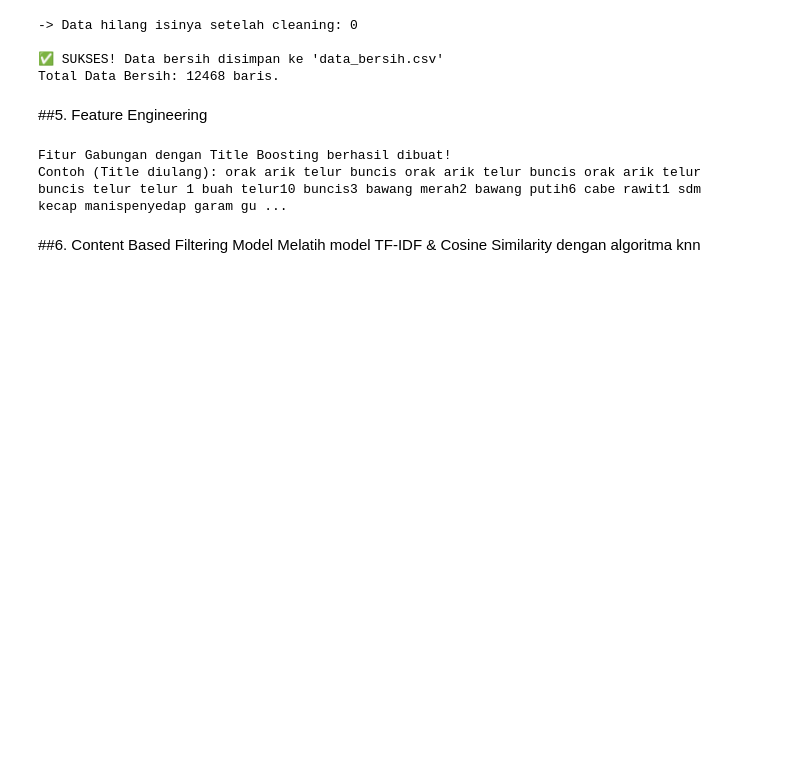
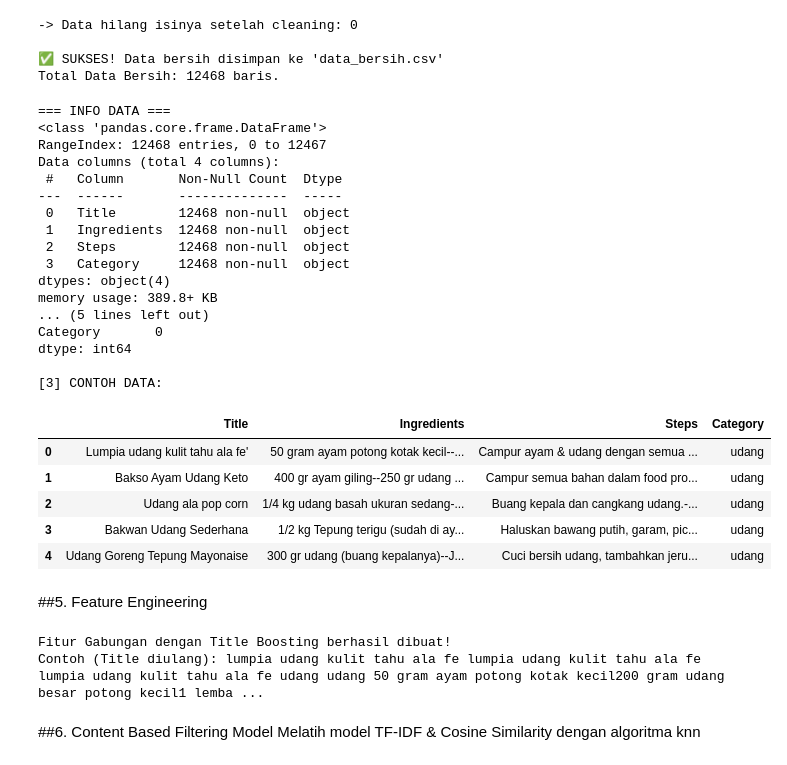
Before and after one commit to Creacipe/Creacipe-ML-Service, a Jupyter notebook: sistem_rekomendasi_resep_makanan_dengan_CBF.ipynb, the cells around one changed output. Cells and saved outputs as stored; diff of their text form; code cells hidden in the pictures; blank space fills up the shorter version.

```diff
--- a/sistem_rekomendasi_resep_makanan_dengan_CBF.ipynb
+++ b/sistem_rekomendasi_resep_makanan_dengan_CBF.ipynb
@@ -176,19 +174,58 @@ For example, when doing 'df[col].method(value, inplace=True)', try using 'df.met
 
 ✅ SUKSES! Data bersih disimpan ke 'data_bersih.csv'
 Total Data Bersih: 12468 baris.
+# %%
+print("=== INFO DATA ===")
+
+# Daftar kolom yang ingin dicek
+target_cols = ['Title', 'Ingredients', 'Steps', 'Category']
+
+# 1. Menampilkan Info Teknis hanya untuk 4 kolom tersebut
+df[target_cols].info()
+
+# 2. Memastikan Data Kosong (NaN) pada 4 kolom tersebut
+print("\n[2] PENGECEKAN DATA KOSONG:")
+print(df[target_cols].isnull().sum())
+
+# 3. Menampilkan sampel data (tabel) hanya 4 kolom tersebut
+print("\n[3] CONTOH DATA:")
+display(df[target_cols].head())
+# %% [output]
+=== INFO DATA ===
+<class 'pandas.core.frame.DataFrame'>
+RangeIndex: 12468 entries, 0 to 12467
+Data columns (total 4 columns):
+ #   Column       Non-Null Count  Dtype
+---  ------       --------------  -----
+ 0   Title        12468 non-null  object
+ 1   Ingredients  12468 non-null  object
+ 2   Steps        12468 non-null  object
+ 3   Category     12468 non-null  object
+dtypes: object(4)
+memory usage: 389.8+ KB
+... (5 lines left out)
+Category       0
+dtype: int64
+
+[3] CONTOH DATA:
+|  | Title | Ingredients | Steps | Category |
+| 0 | Lumpia udang kulit tahu ala fe' | 50 gram ayam potong kotak kecil--... | Campur ayam & udang dengan semua ... | udang |
+| 1 | Bakso Ayam Udang Keto | 400 gr ayam giling--250 gr udang ... | Campur semua bahan dalam food pro... | udang |
+| 2 | Udang ala pop corn | 1/4 kg udang basah ukuran sedang-... | Buang kepala dan cangkang udang.-... | udang |
+| 3 | Bakwan Udang Sederhana | 1/2 kg Tepung terigu (sudah di ay... | Haluskan bawang putih, garam, pic... | udang |
+| 4 | Udang Goreng Tepung Mayonaise | 300 gr udang (buang kepalanya)--J... | Cuci bersih udang, tambahkan jeru... | udang |
 # %% [markdown]
 ##5. Feature Engineering
 # %%
-# --- MODIFIKASI: TITLE BOOSTING ---
+# --- MODIFIKASI: feature weigting ---
 def create_combined_features(x):
-
     title = (x['Title_Clean'] + ' ') * 3
 
 
     category = (x['Category_Clean'] + ' ') * 2
 
 
-    ingredients = (x['Ingredients_Clean'] + ' ') *2
+    ingredients = (x['Ingredients_Clean'] + ' ') * 1
 
     return title + category + ingredients
 
@@ -199,7 +236,7 @@ print("Fitur Gabungan dengan Title Boosting berhasil dibuat!")
 print(f"Contoh (Title diulang): {df['combined_features'].iloc[0]}")
 # %% [output]
 Fitur Gabungan dengan Title Boosting berhasil dibuat!
-Contoh (Title diulang): orak arik telur buncis orak arik telur buncis orak arik telur buncis telur telur 1 buah telur10 buncis3 bawang merah2 bawang putih6 cabe rawit1 sdm kecap manispenyedap garam gu ...
+Contoh (Title diulang): lumpia udang kulit tahu ala fe lumpia udang kulit tahu ala fe lumpia udang kulit tahu ala fe udang udang 50 gram ayam potong kotak kecil200 gram udang besar potong kecil1 lemba ...
 # %% [markdown]
 ##6. Content Based Filtering Model
 Melatih model TF-IDF & Cosine Similarity dengan algoritma knn
```
Also changed, not shown: parts of 4 cells of this notebook.
